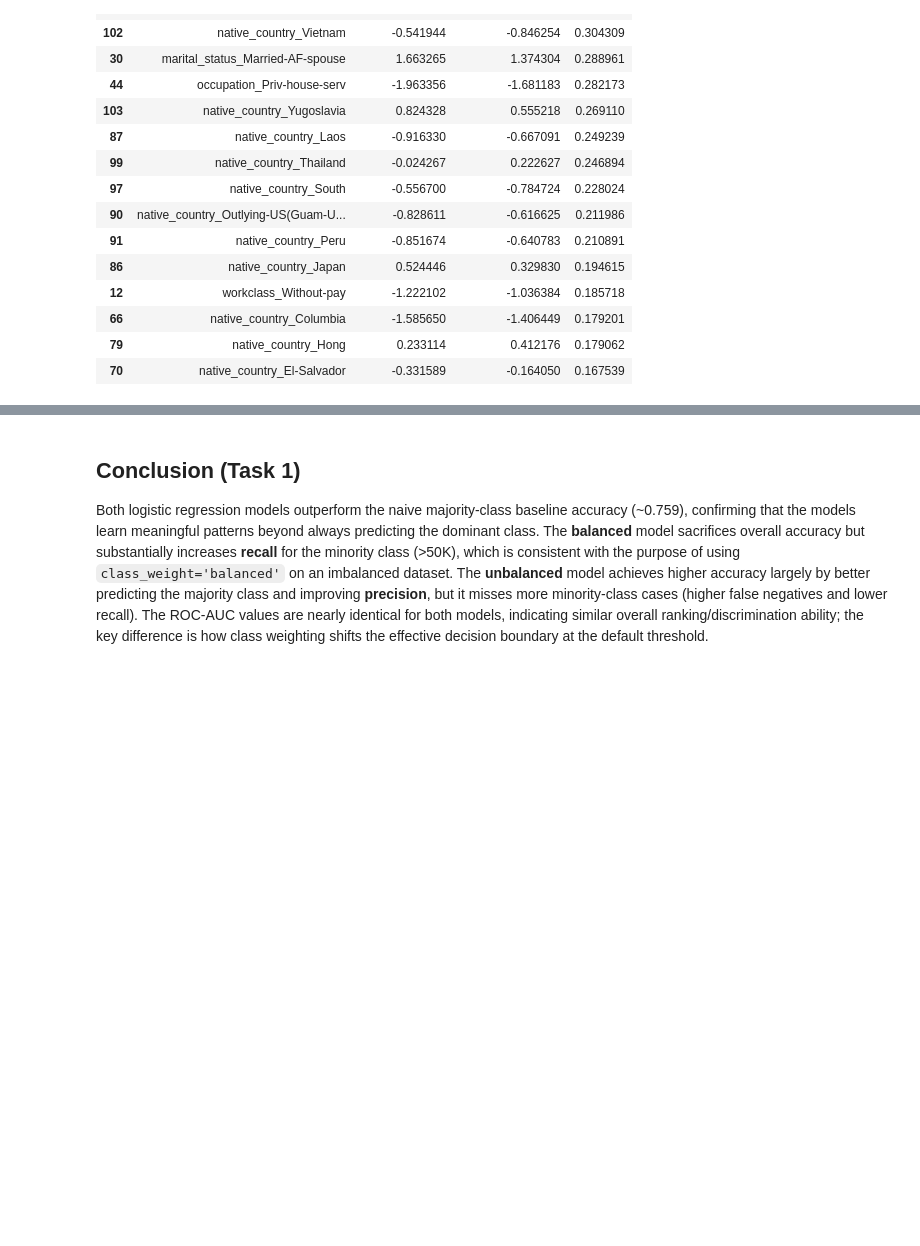
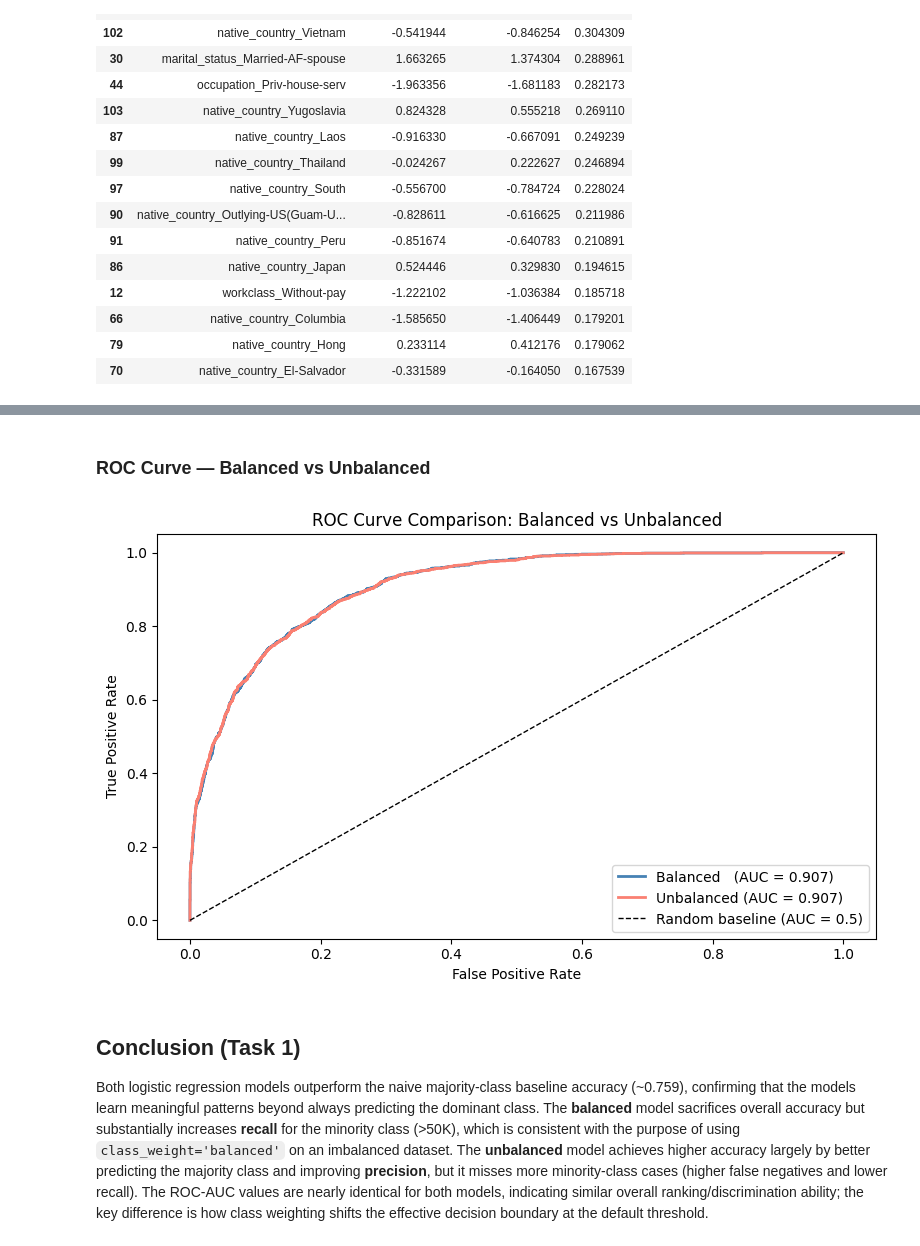
Before and after one commit to valenkloster/ml-practice, a Jupyter notebook: task1_logistic.ipynb, the cells around one changed output, grey strips where cells are left out. Cells and saved outputs as stored; diff of their text form; code cells hidden in the pictures; blank space fills up the shorter version.

```diff
--- a/task1_logistic.ipynb
+++ b/task1_logistic.ipynb
@@ -570,3 +597,22 @@ Top 15 features with the largest coefficient differences (|β_bal - β_unbal|):
+# %% [markdown]
+### ROC Curve — Balanced vs Unbalanced
+# %%
+# ROC Curves — balanced vs unbalanced
+fpr_b, tpr_b, _ = roc_curve(y_test, y_prob_balanced)
+fpr_u, tpr_u, _ = roc_curve(y_test, y_prob_unbalanced)
+
+plt.figure(figsize=(8, 5))
+plt.plot(fpr_b, tpr_b, color='steelblue', lw=2, label=f'Balanced   (AUC = {roc_auc_balanced:.3f})')
+plt.plot(fpr_u, tpr_u, color='salmon',    lw=2, label=f'Unbalanced (AUC = {roc_auc_unbalanced:.3f})')
+plt.plot([0, 1], [0, 1], 'k--', lw=1, label='Random baseline (AUC = 0.5)')
+plt.xlabel('False Positive Rate')
+plt.ylabel('True Positive Rate')
+plt.title('ROC Curve Comparison: Balanced vs Unbalanced')
+plt.legend()
+plt.tight_layout()
+plt.show()
+# %% [output]
+[figure, added]
 # %% [markdown]
 ## Conclusion (Task 1)
 
```
Also changed, not shown: parts of 8 cells of this notebook.
